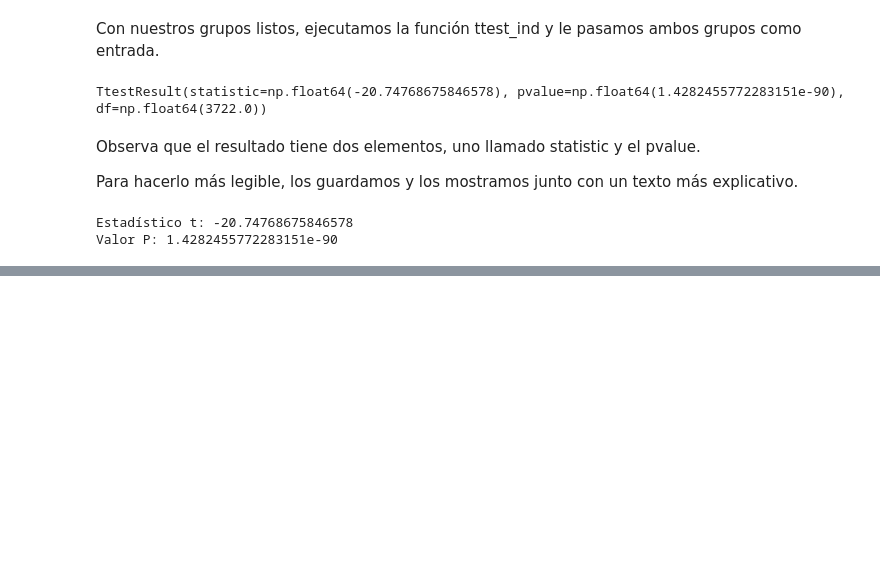
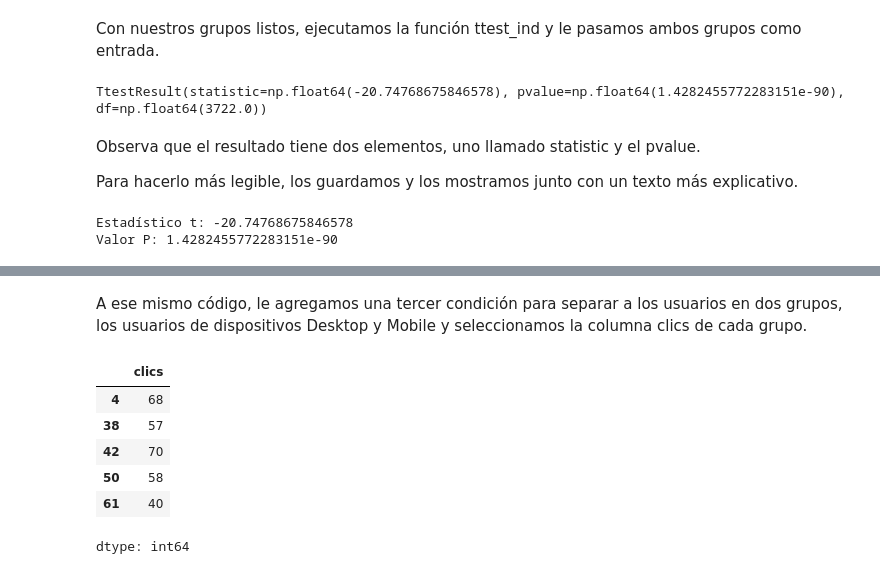
Before and after one commit to camiloch28/landing_experiment_synthetic-analysis, a Jupyter notebook: landing-experiment-analysis.ipynb, the cells around one changed output, grey strips where cells are left out. Cells and saved outputs as stored; diff of their text form; code cells hidden in the pictures; blank space fills up the shorter version.

```diff
--- a/landing-experiment-analysis.ipynb
+++ b/landing-experiment-analysis.ipynb
@@ -82,0 +198,16 @@ Valor P: 1.4282455772283151e-90
+# %% [markdown]
+A ese mismo código, le agregamos una tercer condición para separar a los usuarios en dos grupos, los usuarios de dispositivos Desktop y Mobile y seleccionamos la columna clics de cada grupo.
+# %%
+# Separar en dos grupos
+clics_desktop = df[(df['conversion'] == 1) & (df['region'] == 'Centro') & (df['dispositivo']== 'Desktop')]['clics']
+clics_mobile = df[(df['conversion'] == 1) & (df['region'] == 'Centro') & (df['dispositivo']== 'Mobile')]['clics']
+
+clics_mobile.head()
+# %% [output]
+|  | clics |
+| 4 | 68 |
+| 38 | 57 |
+| 42 | 70 |
+| 50 | 58 |
+| 61 | 40 |
+dtype: int64
```
Also changed, not shown: parts of 25 cells of this notebook.
